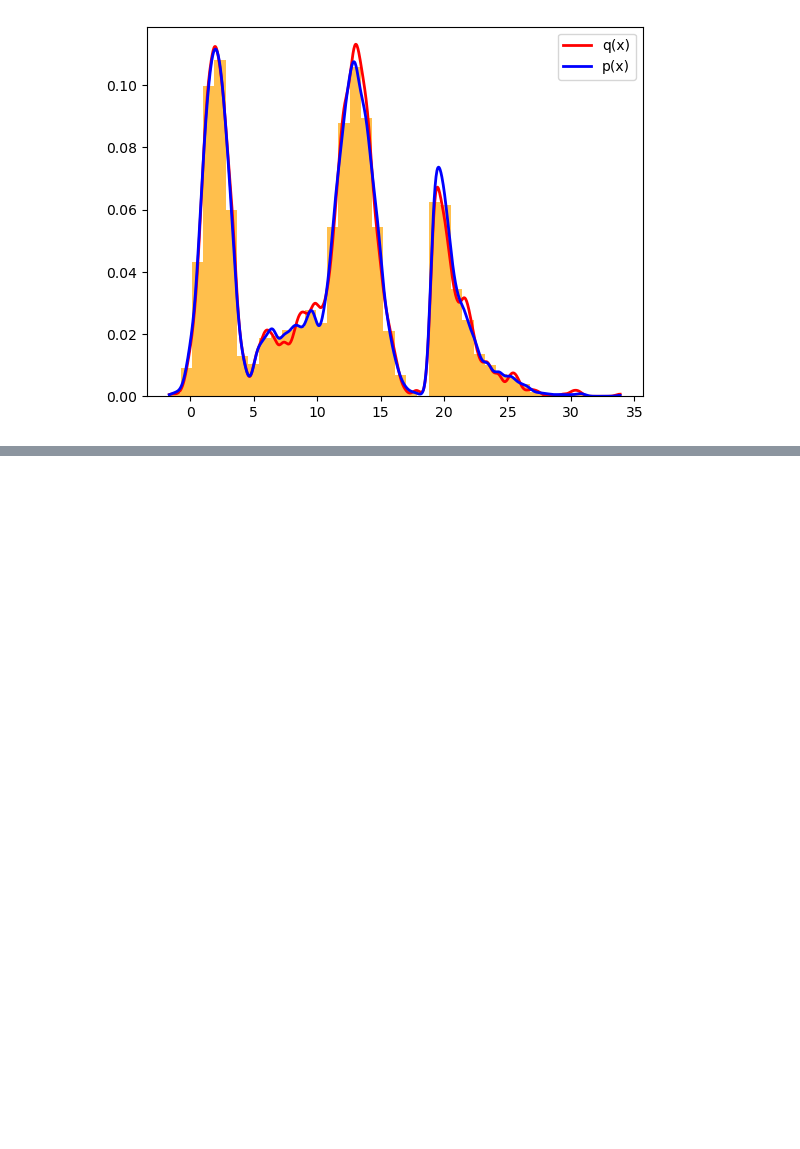
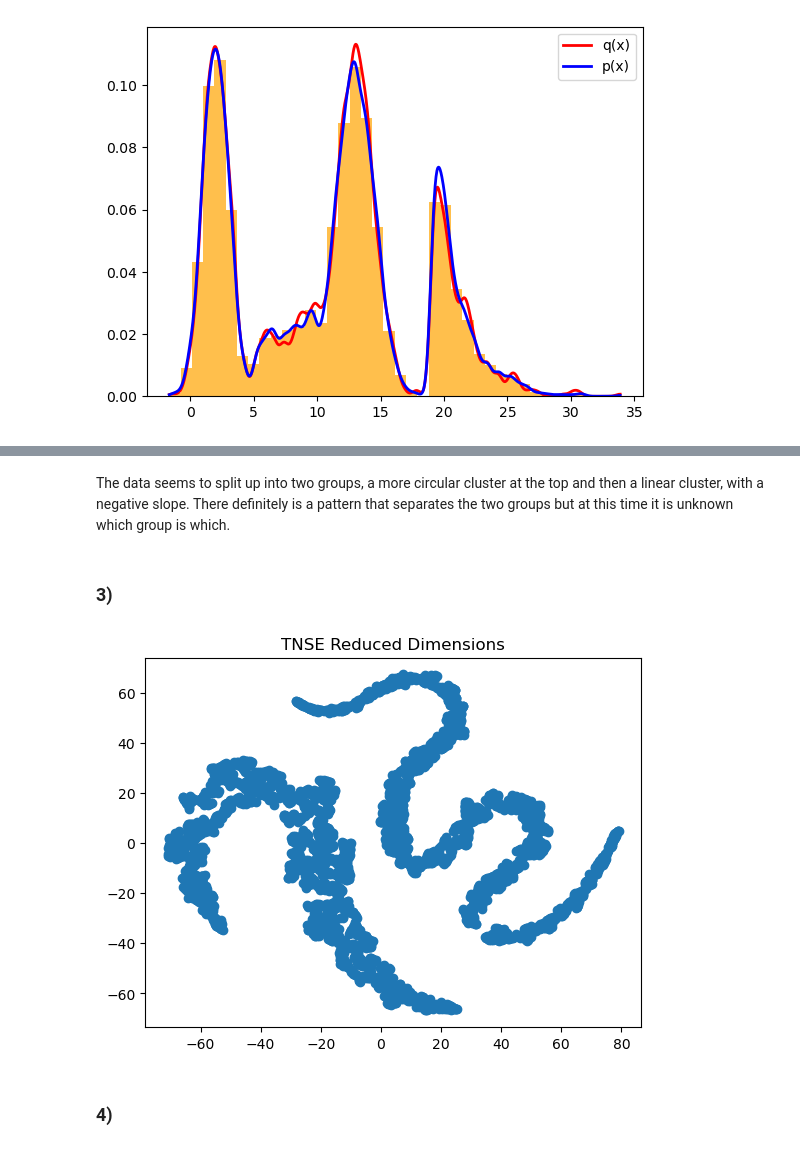
Before and after one commit to kennethaldridge/DS4400-HW, a Jupyter notebook: coding_final_exam/ds4400_final_exam.ipynb, the cells around one changed output, grey strips where cells are left out. Cells and saved outputs as stored; diff of their text form; code cells hidden in the pictures; blank space fills up the shorter version.

```diff
--- a/coding_final_exam/ds4400_final_exam.ipynb
+++ b/coding_final_exam/ds4400_final_exam.ipynb
@@ -725,0 +785,14 @@ plt.show()
+# %% [markdown]
+The data seems to split up into two groups, a more circular cluster at the top and then a linear cluster, with a negative slope. There definitely is a pattern that separates the two groups but at this time it is unknown which group is which.
+# %% [markdown]
+### 3)
+# %%
+X_embedded = TSNE(n_components=2).fit_transform(X)
+
+plt.scatter(X_embedded[:, 0], X_embedded[:, 1])
+plt.title('TNSE Reduced Dimensions')
+plt.show()
+# %% [output]
+[figure, added]
+# %% [markdown]
+### 4)
```
Also changed, not shown: parts of 29 cells of this notebook, 1 other file.
